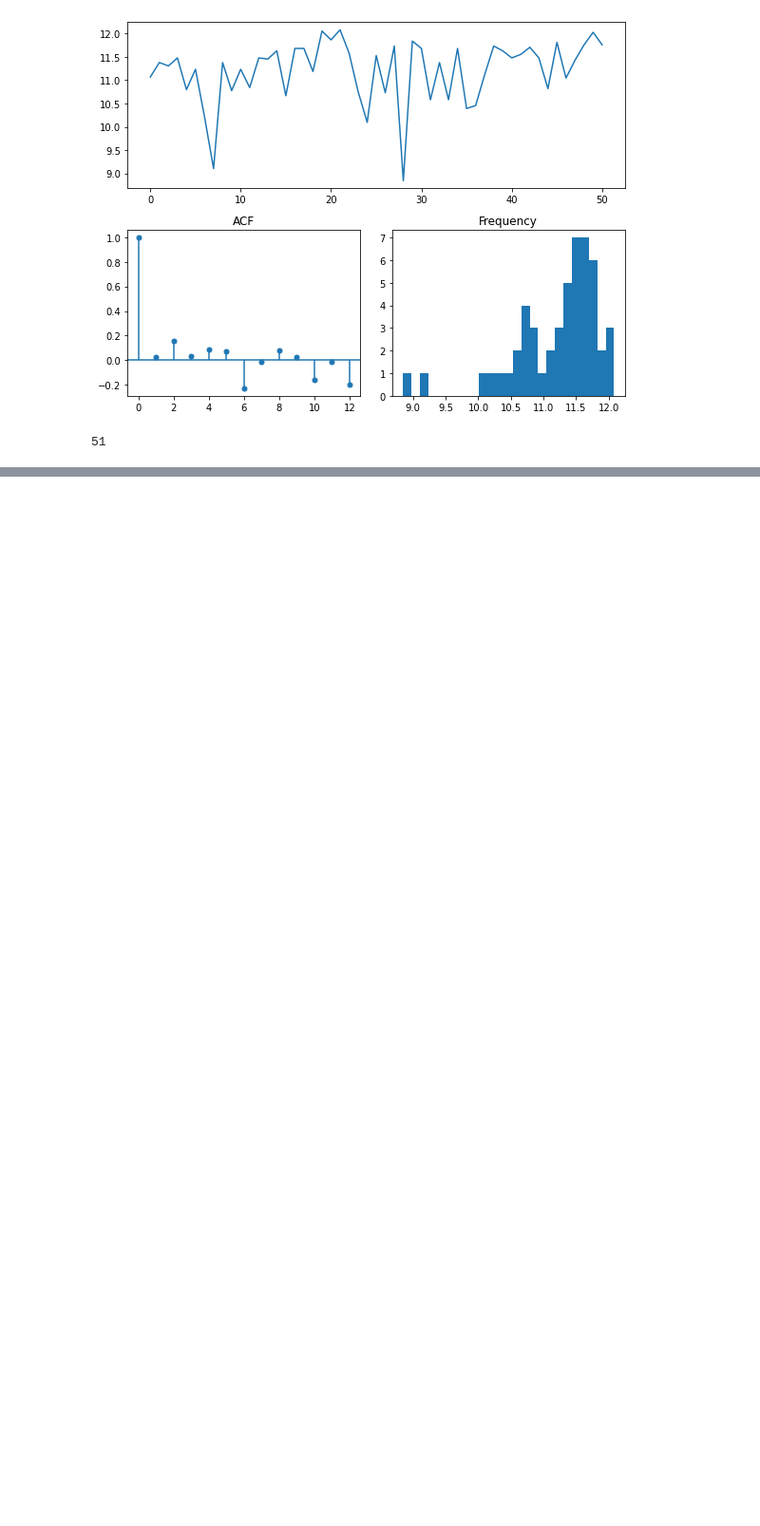
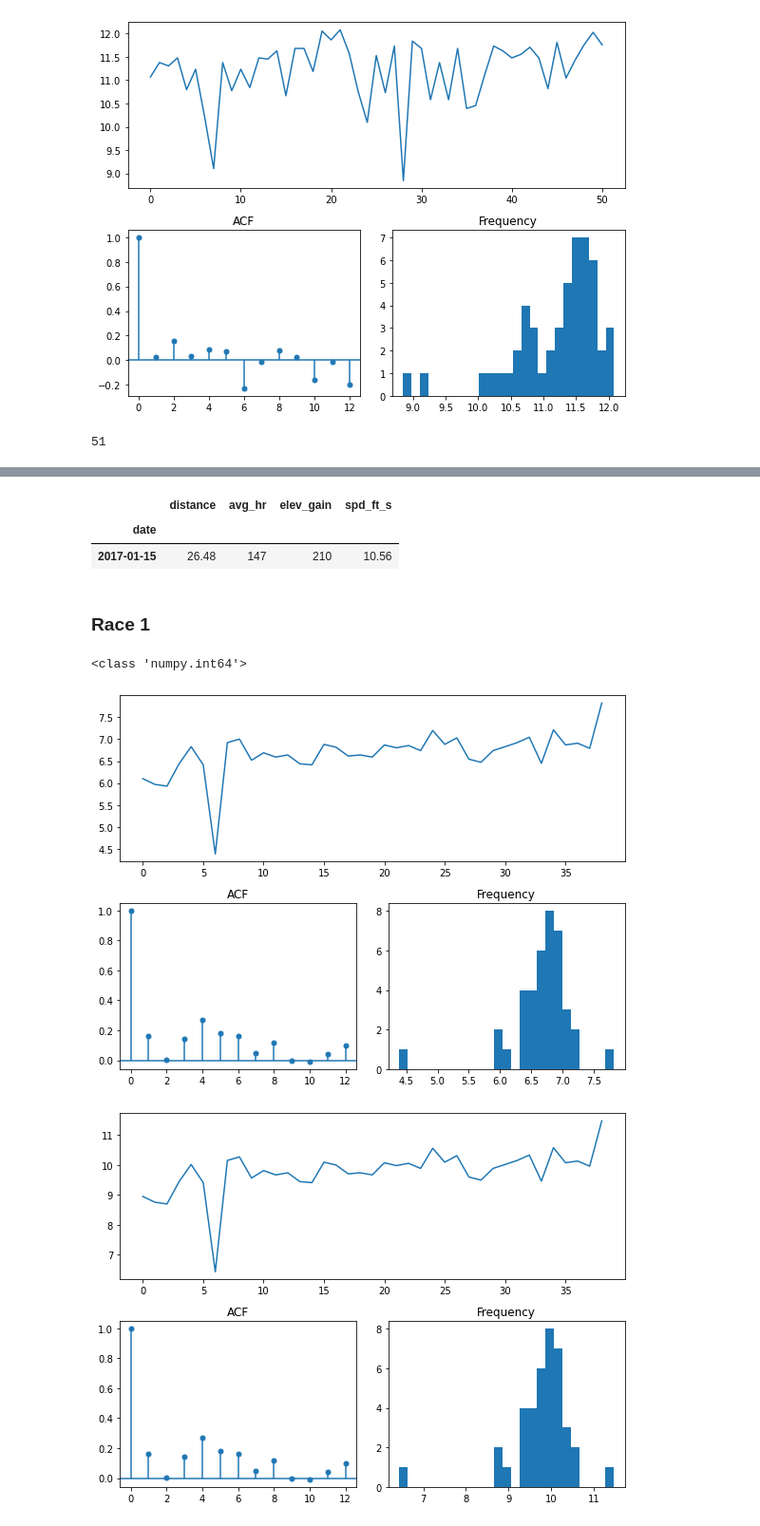
Before and after one commit to keithkruelskie/athlete_prediction, a Jupyter notebook: initial_modeling.ipynb, the cells around one changed output, grey strips where cells are left out. Shown at 95% size. Saved outputs shown, nothing was run; the diff lists cells and outputs as text; code cells hidden in the pictures; blank space fills up the shorter version.

```diff
--- a/initial_modeling.ipynb
+++ b/initial_modeling.ipynb
@@ -106,0 +202,41 @@ array([12.84983354])
+# %%
+race_df2[race_df2['is_race']==1][['distance', 'avg_hr','elev_gain', 'spd_ft_s']]
+# %% [output]
+|  | distance | avg_hr | elev_gain | spd_ft_s |
+| date |  |  |  |  |
+| 2017-01-15 | 26.48 | 147 | 210 | 10.56 |
+# %% [markdown]
+### Race 1
+# %%
+#Let's read in a single csv first:
+race_df2 = pd.read_csv('./data/races/athlete_1/athlete_1_race_1_3_mo_Running_extra_cols.csv', index_col='date')
+
+try:
+    race_df2['elev_gain'] = race_df2['elev_gain'].str.replace(',', '').astype(float)
+except:
+    print(type(race_df2['elev_gain'][0]))
+
+
+try:
+    race_df2['elev_loss'] = race_df2['elev_loss'].str.replace(',', '').astype(float)
+except:
+    print(type(race_df2['elev_loss'][0]))
+
+
+try:
+    race_df2['calories'] = race_df2['calories'].str.replace(',', '').astype(float)
+except:
+    print(race_df2['calories'].info())
+# %% [output]
+<class 'numpy.int64'>
+# %%
+tsdisplay(race_df2['spd_mph'], lag_max=12)
+
+tsdisplay(race_df2['GAP_ft_s'], lag_max=12)
+
+X = race_df2[race_df2['is_race']==0][['distance', 'avg_hr','elev_gain', 'elev_loss']] #, 'avg_stride_length', 'avg_ground_contact_time']]
+
+y = race_df2[race_df2['is_race']==0]['spd_ft_s']
+# %% [output]
+[figure, added]
+[figure, added]
```
Also changed, not shown: parts of 46 cells of this notebook.
